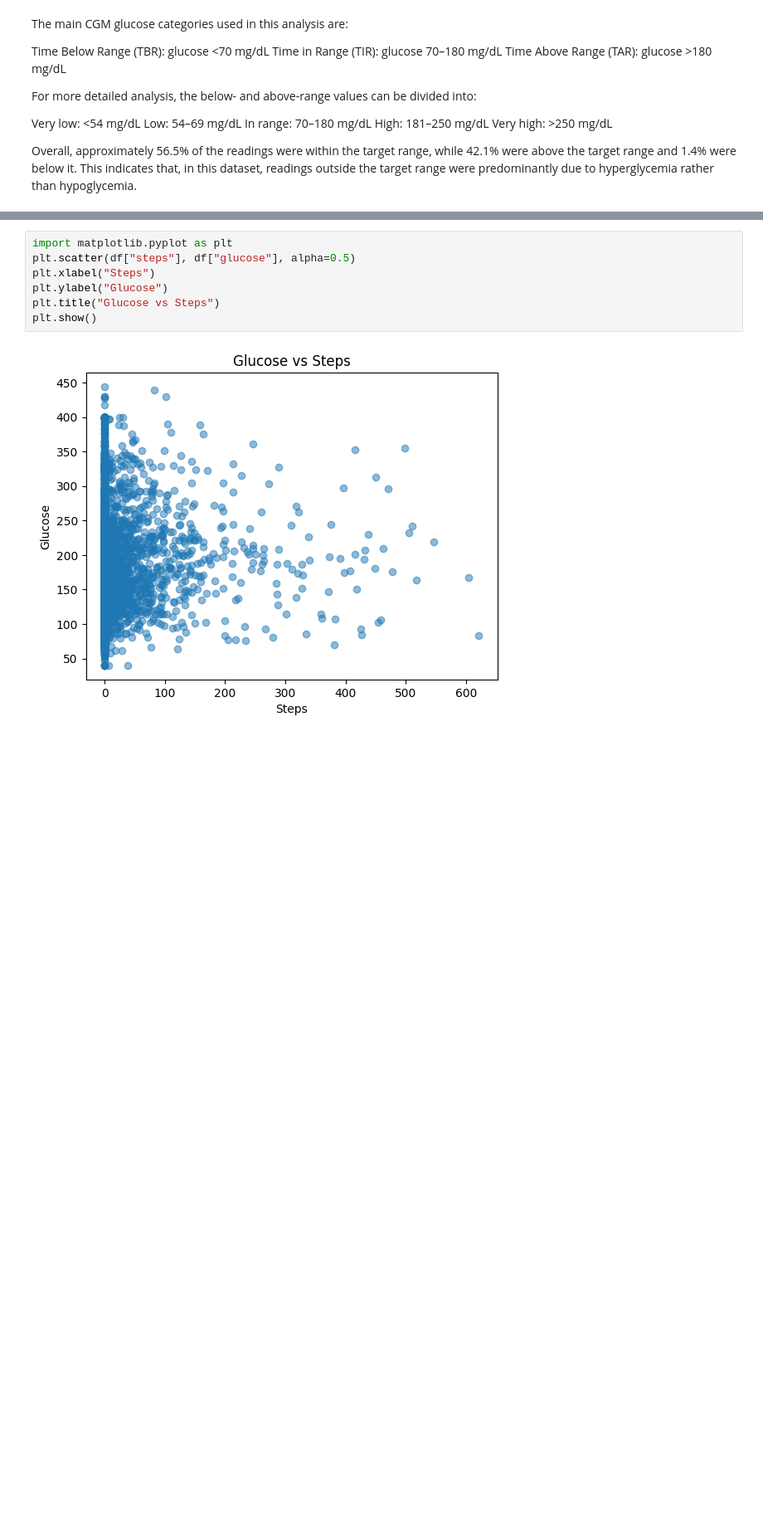
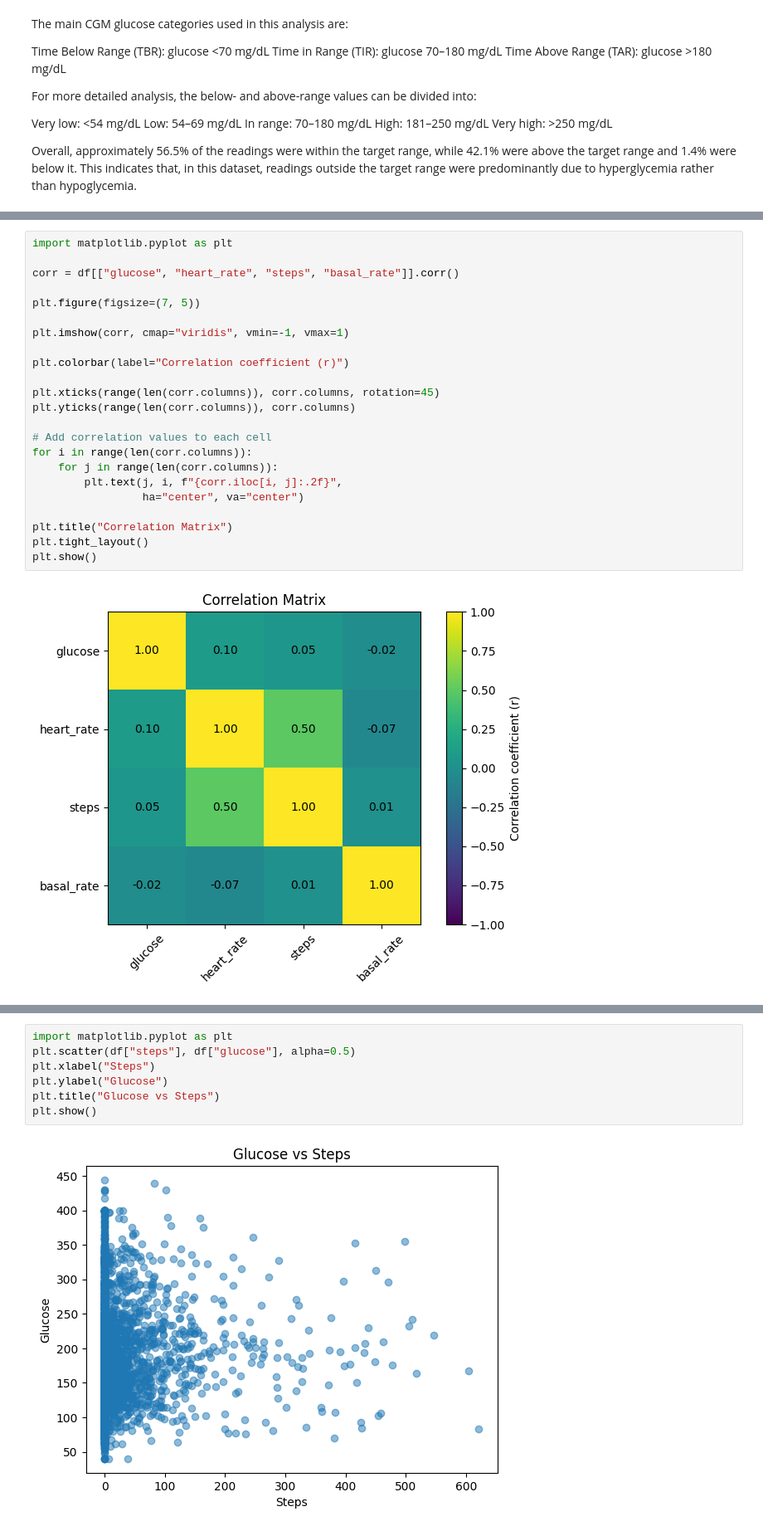
Before and after one commit to tharu0203/cgm-Analyzer, a Jupyter notebook: notebooks/cgm.analyser.ipynb, the cells around one changed output, grey strips where cells are left out. Shown at 83% size. Cells and saved outputs as stored; diff of their text form; blank space fills up the shorter version.

```diff
--- a/notebooks/cgm.analyser.ipynb
+++ b/notebooks/cgm.analyser.ipynb
@@ -242,0 +208,25 @@ substantial variablity of glucose. And can be seen glucose excursions around 4 i
+# %%
+import matplotlib.pyplot as plt
+
+corr = df[["glucose", "heart_rate", "steps", "basal_rate"]].corr()
+
+plt.figure(figsize=(7, 5))
+
+plt.imshow(corr, cmap="viridis", vmin=-1, vmax=1)
+
+plt.colorbar(label="Correlation coefficient (r)")
+
+plt.xticks(range(len(corr.columns)), corr.columns, rotation=45)
+plt.yticks(range(len(corr.columns)), corr.columns)
+
+# Add correlation values to each cell
+for i in range(len(corr.columns)):
+    for j in range(len(corr.columns)):
+        plt.text(j, i, f"{corr.iloc[i, j]:.2f}",
+                 ha="center", va="center")
+
+plt.title("Correlation Matrix")
+plt.tight_layout()
+plt.show()
+# %% [output]
+[figure, added]
```
Also changed, not shown: parts of 44 cells of this notebook.
